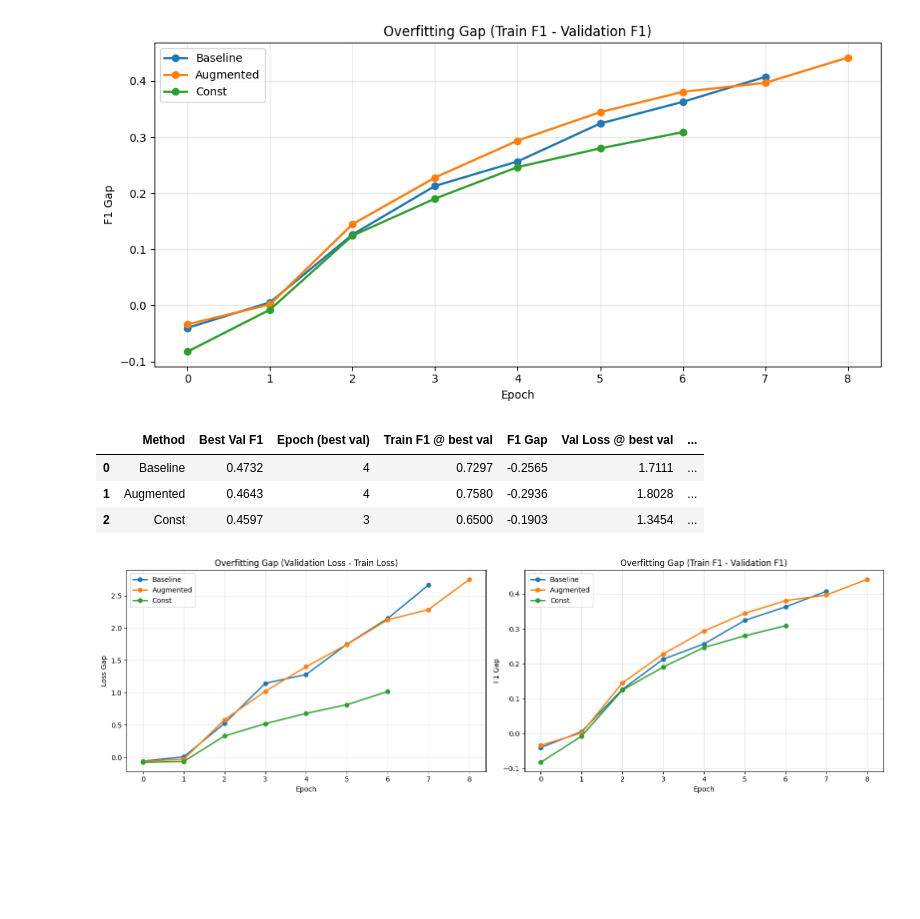
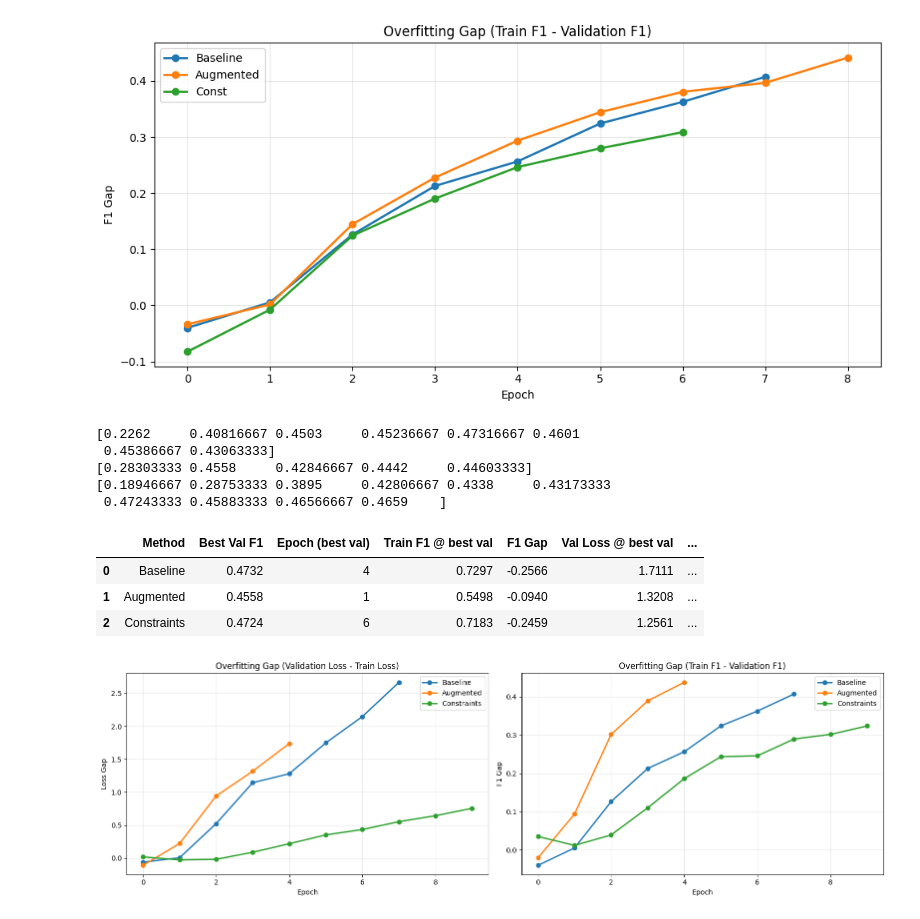
Before and after one commit to Velkymoss/SpaRTUNQChain, a Jupyter notebook: notebooks/loss.ipynb, the cells around one changed output. Drawn from its saved outputs; the diff is of its cells as text; code cells hidden in the pictures; blank space fills up the shorter version.

```diff
--- a/notebooks/loss.ipynb
+++ b/notebooks/loss.ipynb
@@ -46,14 +114,14 @@ fig, axes = plt.subplots(3, 2, figsize=(14, 12))
 fig.suptitle('Train vs Validation Metrics Comparison', fontsize=16)
 
 metrics = ['loss', 'f1']
-methods = ["baseline", "augmented", "const"]
+methods = ["baseline", "augmented", "constraints"]
 
 for method_idx, method in enumerate(methods):
     for metric_idx, metric in enumerate(metrics):
         ax = axes[method_idx, metric_idx]
 
-        train_key = f'{method}_train_{metric}'
-        val_key = f'{method}_val_{metric}'
+        train_key = f'{method}_training_{metric}'
+        val_key = f'{method}_validation_{metric}'
 
         if train_key in data_dict and val_key in data_dict:
             train_data = data_dict[train_key]
@@ -82,12 +150,12 @@ plt.show()
 # %%
-methods = ["baseline", "augmented", "const"]
+methods = ["baseline", "augmented", "constraints"]
 
 # Compute gap for each method
 gap_dict = {}
 
 for method in methods:
-    train_key = f'{method}_train_loss'
-    val_key = f'{method}_val_loss'
+    train_key = f'{method}_training_loss'
+    val_key = f'{method}_validation_loss'
 
     if train_key in data_dict and val_key in data_dict:
         train_loss = data_dict[train_key]
@@ -156,16 +224,16 @@ plt.show()
 # %% [output]
 [figure]
 # %%
-methods = ["baseline", "augmented", "const"]
+methods = ["baseline", "augmented", "constraints"]
 
 table_data = []
 
 for method in methods:
     # Get F1 data
-    train_f1_key = f'{method}_train_f1'
-    val_f1_key = f'{method}_val_f1'
-    train_loss_key = f'{method}_train_loss'
-    val_loss_key = f'{method}_val_loss'
+    train_f1_key = f'{method}_training_f1'
+    val_f1_key = f'{method}_validation_f1'
+    train_loss_key = f'{method}_training_loss'
+    val_loss_key = f'{method}_validation_loss'
 
     if val_f1_key in data_dict:
         val_f1 = data_dict[val_f1_key]
@@ -173,16 +241,18 @@ for method in methods:
         val_loss = data_dict[val_loss_key]
         train_loss = data_dict[train_loss_key]
 
+        print(val_f1)
+
         # Find epoch with best validation F1
         best_val_f1 = val_f1.max()
-        best_epoch = val_f1.idxmax()
+        best_epoch = pd.Series(val_f1).idxmax()
 
         # Get corresponding train F1 and losses at that epoch
-        train_f1_at_best = train_f1.iloc[best_epoch]
+        train_f1_at_best = pd.Series(train_f1).iloc[best_epoch]
         f1_gap = best_val_f1 - train_f1_at_best
 
-        val_loss_at_best = val_loss.iloc[best_epoch]
-        train_loss_at_best = train_loss.iloc[best_epoch]
+        val_loss_at_best = pd.Series(val_loss).iloc[best_epoch]
+        train_loss_at_best = pd.Series(train_loss).iloc[best_epoch]
         loss_gap = val_loss_at_best - train_loss_at_best
 
         table_data.append({
@@ -199,18 +269,23 @@ for method in methods:
 results_df = pd.DataFrame(table_data)
 results_df
 # %% [output]
+[0.2262     0.40816667 0.4503     0.45236667 0.47316667 0.4601
+ 0.45386667 0.43063333]
+[0.28303333 0.4558     0.42846667 0.4442     0.44603333]
+[0.18946667 0.28753333 0.3895     0.42806667 0.4338     0.43173333
+ 0.47243333 0.45883333 0.46566667 0.4659    ]
 |  | Method | Best Val F1 | Epoch (best val) | Train F1 @ best val | F1 Gap | Val Loss @ best val | ... |
-| 0 | Baseline | 0.4732 | 4 | 0.7297 | -0.2565 | 1.7111 | ... |
-| 1 | Augmented | 0.4643 | 4 | 0.7580 | -0.2936 | 1.8028 | ... |
-| 2 | Const | 0.4597 | 3 | 0.6500 | -0.1903 | 1.3454 | ... |
+| 0 | Baseline | 0.4732 | 4 | 0.7297 | -0.2566 | 1.7111 | ... |
+| 1 | Augmented | 0.4558 | 1 | 0.5498 | -0.0940 | 1.3208 | ... |
+| 2 | Constraints | 0.4724 | 6 | 0.7183 | -0.2459 | 1.2561 | ... |
 # %%
-methods = ["baseline", "augmented", "const"]
+methods = ["baseline", "augmented", "constraints"]
 
 # Compute loss gap for each method
 gap_dict = {}
 for method in methods:
-    train_key = f'{method}_train_loss'
-    val_key = f'{method}_val_loss'
+    train_key = f'{method}_training_loss'
+    val_key = f'{method}_validation_loss'
 
     if train_key in data_dict and val_key in data_dict:
         train_loss = data_dict[train_key]
@@ -226,8 +301,8 @@ for method in methods:
 # Compute F1 gap for each method
 f1_gap_dict = {}
 for method in methods:
-    train_key = f'{method}_train_f1'
-    val_key = f'{method}_val_f1'
+    train_key = f'{method}_training_f1'
+    val_key = f'{method}_validation_f1'
 
     if train_key in data_dict and val_key in data_dict:
         train_f1 = data_dict[train_key]
@@ -240,34 +315,34 @@ for method in methods:
         gap = [t - v for t, v in zip(train_f1, val_f1)]
         f1_gap_dict[method] = gap
 
 # Create combined figure
 fig, (ax1, ax2) = plt.subplots(1, 2, figsize=(16, 5))
 
 # Plot Loss Gap
 for method, gap in gap_dict.items():
     ax1.plot(range(len(gap)), gap, marker='o', linewidth=2, label=method.capitalize())
 
 ax1.set_title("Overfitting Gap (Validation Loss - Train Loss)")
 ax1.set_xlabel("Epoch")
 ax1.set_ylabel("Loss Gap")
 ax1.grid(True, alpha=0.3)
 ax1.legend()
 
 # Plot F1 Gap
 for method, gap in f1_gap_dict.items():
     ax2.plot(range(len(gap)), gap, marker='o', linewidth=2, label=method.capitalize())
 
 ax2.set_title("Overfitting Gap (Train F1 - Validation F1)")
 ax2.set_xlabel("Epoch")
 ax2.set_ylabel("F1 Gap")
 ax2.grid(True, alpha=0.3)
 ax2.legend()
 
 plt.tight_layout()
 plt.savefig("combined_overfitting_gaps.png", dpi=300, bbox_inches="tight")
 plt.show()
 # %% [output]
-[figure, old version]
+[figure, new version]
 # %%
 # Create combined figure with vertical stacking
 fig, (ax1, ax2) = plt.subplots(2, 1, figsize=(10, 10))
```
Also changed, not shown: parts of 6 cells of this notebook, 2 other files.
